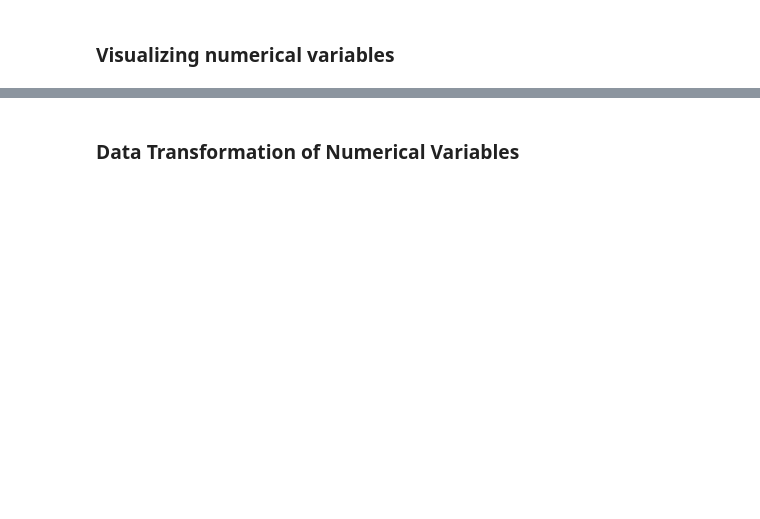
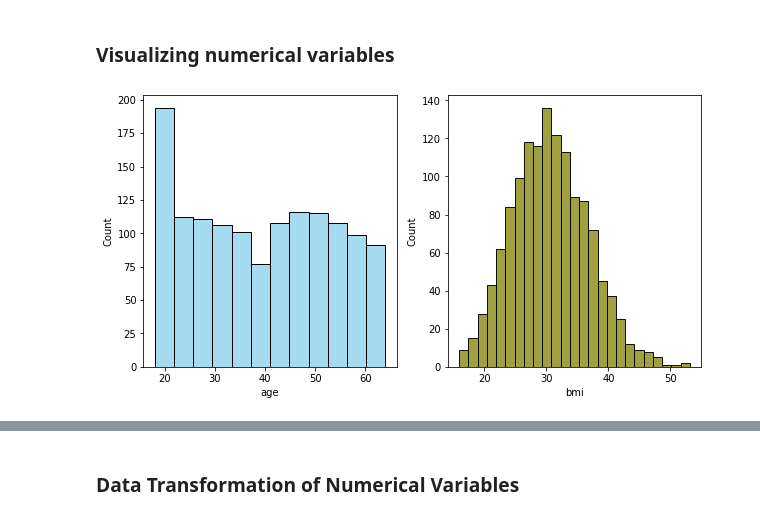
Before and after one commit to Snigdha171/PythonMiniProgramSeries, a Jupyter notebook: Health-Insurance-DataAnalysis/health_insurance_dataAnalysis.ipynb, the cells around one changed output, grey strips where cells are left out. Cells and saved outputs as stored; diff of their text form; code cells hidden in the pictures; blank space fills up the shorter version.

```diff
--- a/Health-Insurance-DataAnalysis/health_insurance_dataAnalysis.ipynb
+++ b/Health-Insurance-DataAnalysis/health_insurance_dataAnalysis.ipynb
@@ -87,2 +105,10 @@ health_ins_df.describe()
 # %% [markdown]
 ### **Visualizing numerical variables**
+# %%
+#Visualizing age column with a histogram
+fig,axes=plt.subplots(1,2,figsize=(10,5))
+sns.histplot( health_ins_df['age'] , color="skyblue",ax=axes[0])
+sns.histplot( health_ins_df['bmi'] , color="olive",ax=axes[1])
+plt.show()
+# %% [output]
+[figure, added]
```
Also changed, not shown: parts of 10 cells of this notebook.
